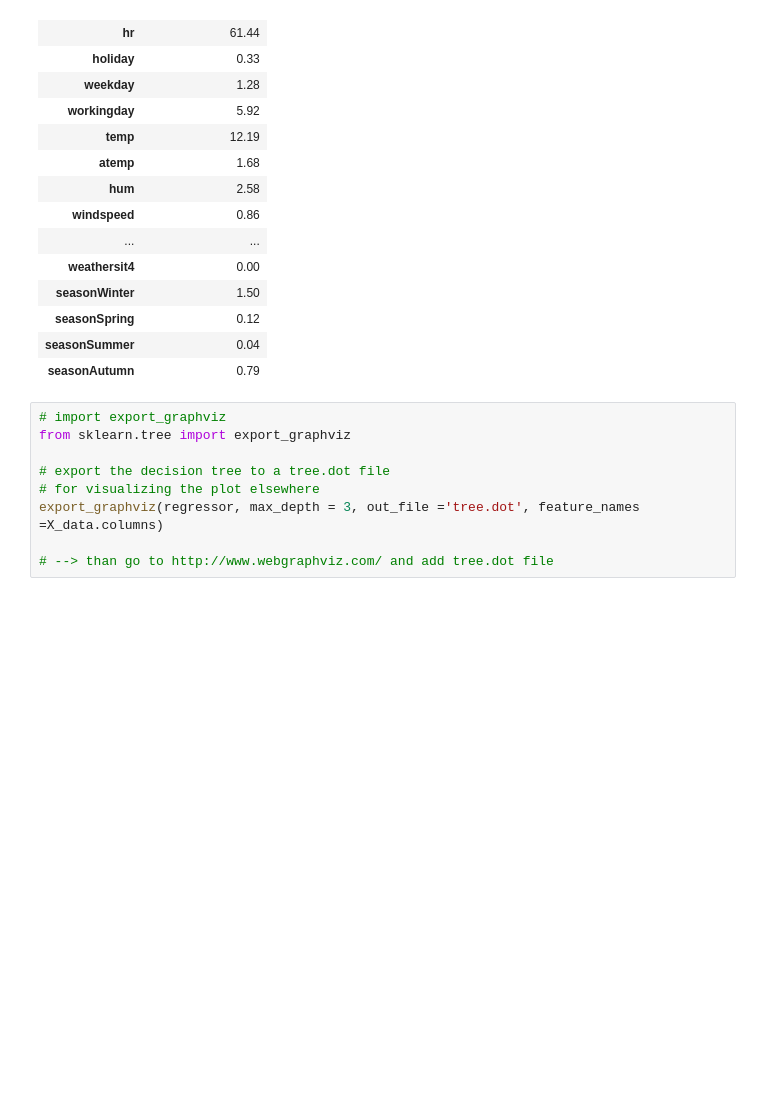
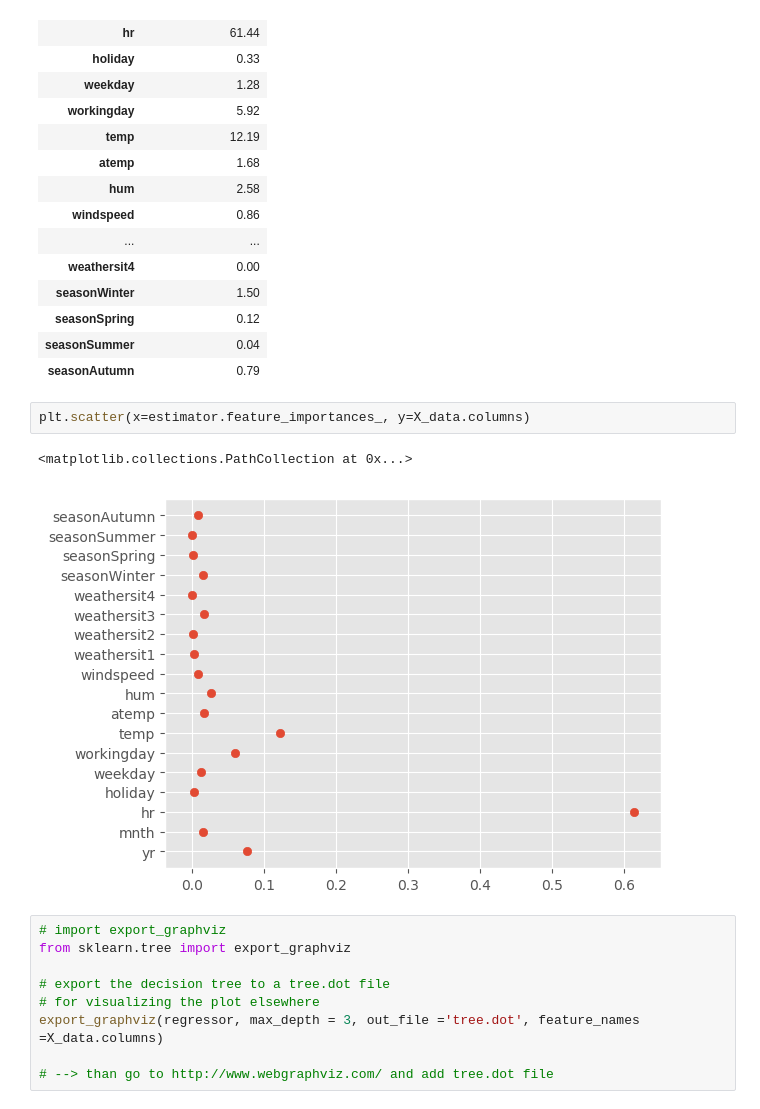
Before and after one commit to florian-huber/python_data_exploration_tutorial, a Jupyter notebook: notebooks/Dataset_example1_London_bikes.ipynb, the cells around one changed output. Drawn from its saved outputs; the diff is of its cells as text; blank space fills up the shorter version.

```diff
--- a/notebooks/Dataset_example1_London_bikes.ipynb
+++ b/notebooks/Dataset_example1_London_bikes.ipynb
@@ -728,6 +739,11 @@ feature_importance
 | seasonSpring | 0.12 |
 | seasonSummer | 0.04 |
 | seasonAutumn | 0.79 |
+# %%
+plt.scatter(x=estimator.feature_importances_, y=X_data.columns)
+# %% [output]
+<matplotlib.collections.PathCollection at 0x...>
+[figure, added]
 # %%
 # import export_graphviz
 from sklearn.tree import export_graphviz
```
Also changed, not shown: parts of 27 cells of this notebook.
